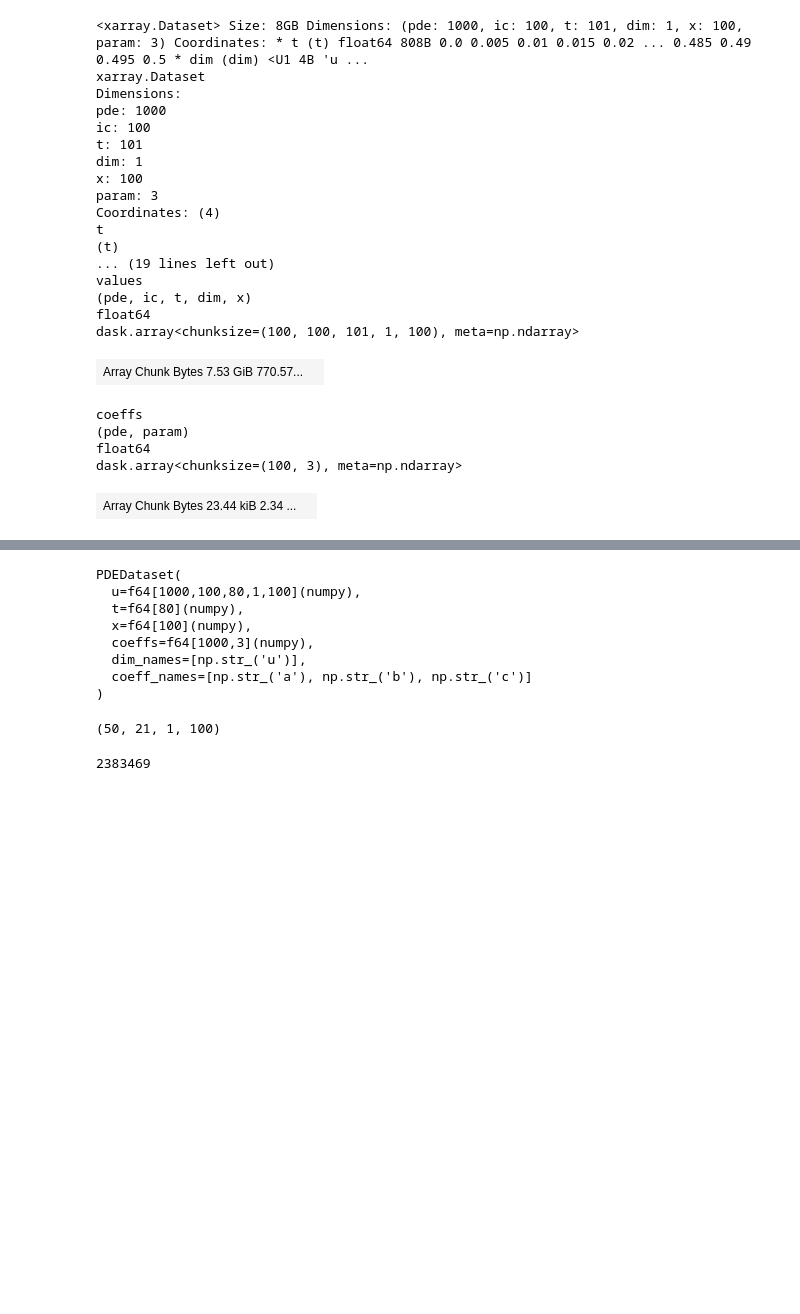
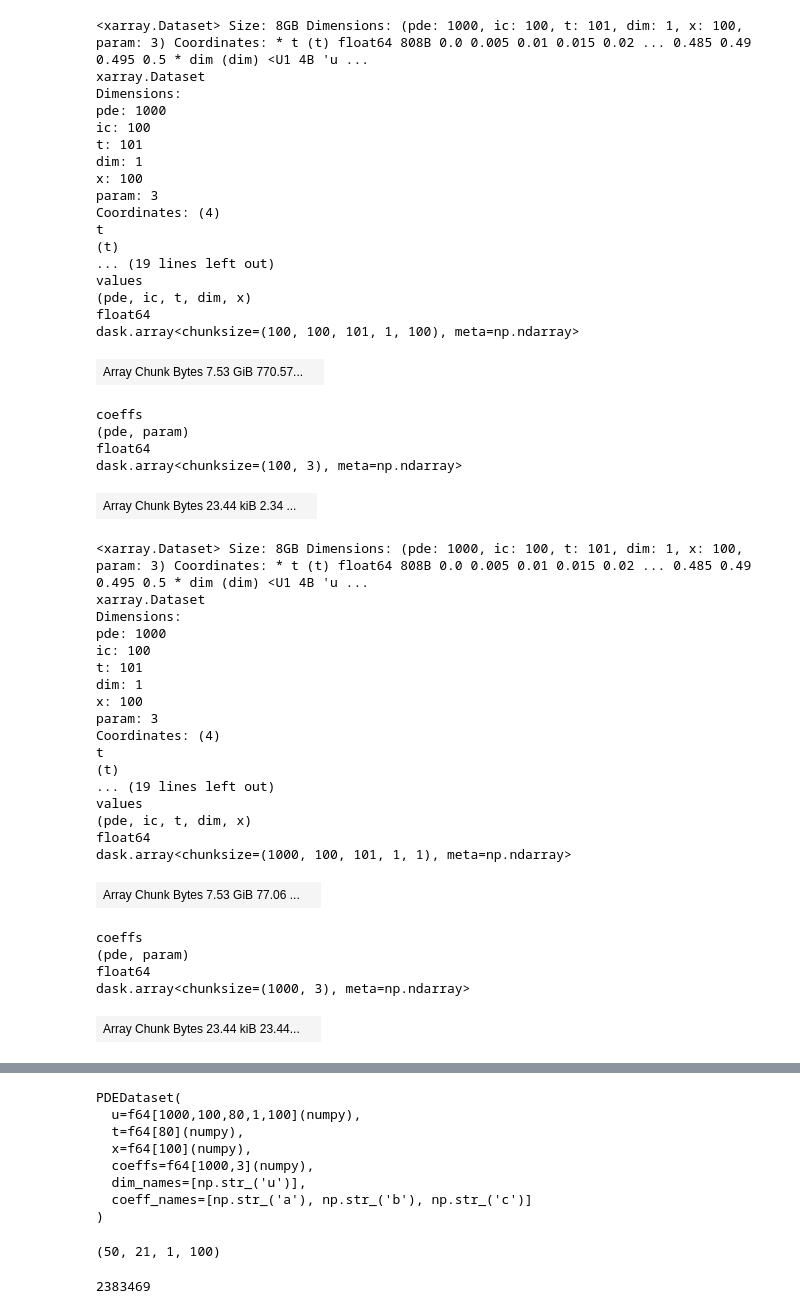
Before and after one commit to xx257xx/CONTEXT_FLUX_NO, a Jupyter notebook: notebooks/training/multiphysics_cubic.ipynb, the cells around one changed output, grey strips where cells are left out. Cells and saved outputs as stored; diff of their text form; code cells hidden in the pictures; blank space fills up the shorter version.

```diff
--- a/notebooks/training/multiphysics_cubic.ipynb
+++ b/notebooks/training/multiphysics_cubic.ipynb
@@ -57,0 +68,30 @@ dask.array<chunksize=(100, 3), meta=np.ndarray>
+# %%
+datadir = Path("../../data")
+dataset_xr = xr.open_dataset(
+    datadir / "cubic_no_source_large_train.hdf5", engine="h5netcdf", chunks={}
+)
+dataset_xr
+# %% [output]
+<xarray.Dataset> Size: 8GB Dimensions: (pde: 1000, ic: 100, t: 101, dim: 1, x: 100, param: 3) Coordinates: * t (t) float64 808B 0.0 0.005 0.01 0.015 0.02 ... 0.485 0.49 0.495 0.5 * dim (dim) <U1 4B 'u ...
+xarray.Dataset
+Dimensions:
+pde: 1000
+ic: 100
+t: 101
+dim: 1
+x: 100
+param: 3
+Coordinates: (4)
+t
+(t)
+... (19 lines left out)
+values
+(pde, ic, t, dim, x)
+float64
+dask.array<chunksize=(1000, 100, 101, 1, 1), meta=np.ndarray>
+| Array Chunk Bytes 7.53 GiB 77.06 ... |  |
+coeffs
+(pde, param)
+float64
+dask.array<chunksize=(1000, 3), meta=np.ndarray>
+| Array Chunk Bytes 23.44 kiB 23.44... |  |
```
Also changed, not shown: parts of 17 cells of this notebook, 2 other files.
